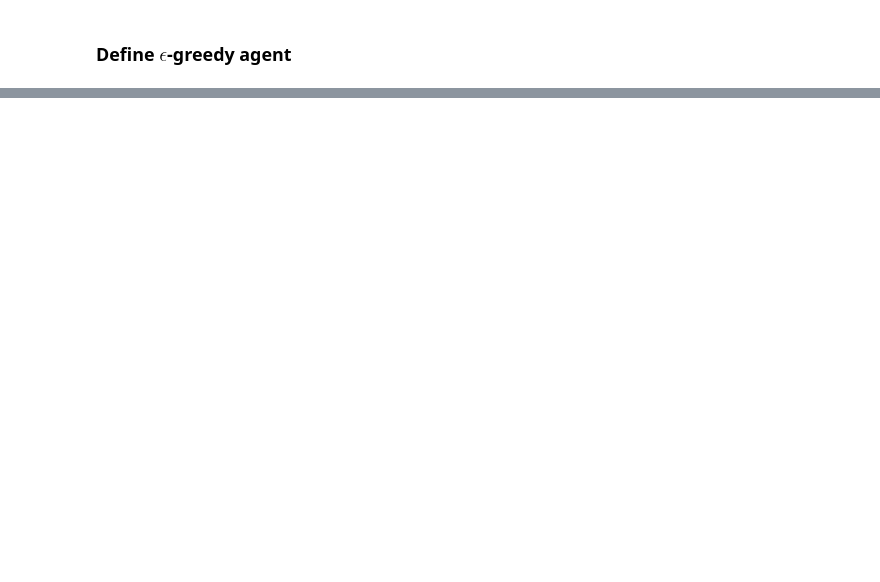
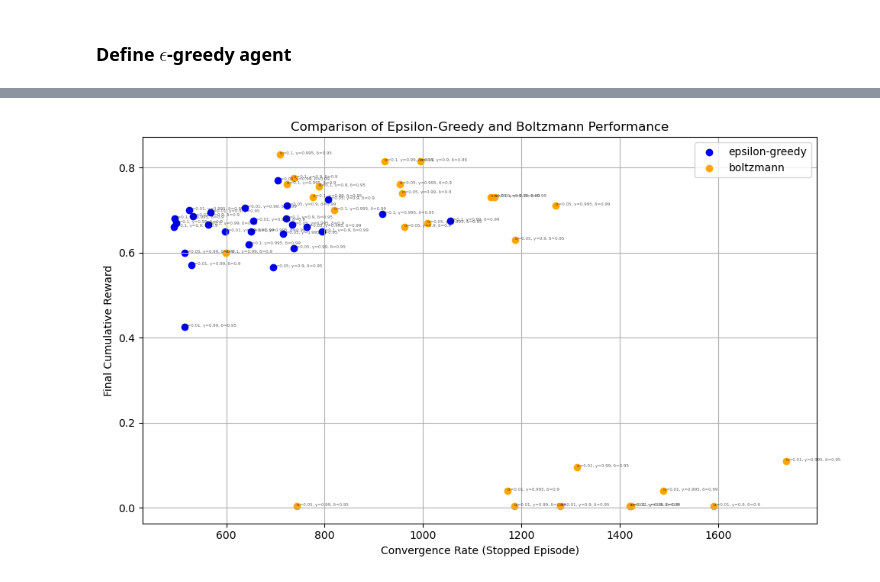
Before and after one commit to youngpark-POS/InteractiveML, a Jupyter notebook: Ass2-JiwooHongYeongjaeParkYoonhyeokLee.ipynb, the cells around one changed output, grey strips where cells are left out. Saved outputs shown, nothing was run; the diff lists cells and outputs as text; code cells hidden in the pictures; blank space fills up the shorter version.

```diff
--- a/Ass2-JiwooHongYeongjaeParkYoonhyeokLee.ipynb
+++ b/Ass2-JiwooHongYeongjaeParkYoonhyeokLee.ipynb
@@ -19,9 +26,11 @@ import random
 # %% [markdown]
 Hyperparameters
 # %%
-MAP_SIZE = 4
-MAX_EPISODES = 1
-MAX_STEPS = 100
+MAP_SIZE = 8
+MAX_EPISODES = 3000  # For sufficiently large number for episode
+MAX_STEPS = 100  # For sufficiently large number for step
+WINDOW_SIZE = 200  # For sufficiently large number for determining cumulative reward is stable
+STOPPING_THRESHOLD = 0.1  # threshold for stopping the training when cumulative reward is stable
 VERBOSE = True
 # %% [markdown]
 ## Define Environment
@@ -95,20 +119,20 @@ class CustomizedFrozenLakeEnv(FrozenLakeEnv):
         self.lastaction = None
         return int(self.s), {}
 # %%
+from gym.envs.toy_text.frozen_lake import MAPS
 
-
-map = None
+np.random.seed(42)
+# MAP_SIZExMAP_SIZE prob matrix
+SLIP_PROB = np.random.uniform(0.0, 0.2, (MAP_SIZE, MAP_SIZE))
 
 # Define environment
 env = CustomizedFrozenLakeEnv(
-    desc=generate_random_map(size=MAP_SIZE),
+    desc=MAPS["8x8"], # CHANGE HERE TO SET CUSTOM MAP
     map_width=MAP_SIZE,
     map_height=MAP_SIZE,
-    slip_prob=np.array([0.1] * (MAP_SIZE * MAP_SIZE)),  # Example slip probabilities
+    slip_prob=SLIP_PROB,  # Example slip probabilities
     render_mode='human' if VERBOSE else None
 )
-
-
 
 
 ACTION_SPACE = gym.make("FrozenLake-v1").action_space
@@ -160,0 +584,32 @@ FFFG
+# %%
+# Define consistent colors and labels
+colors = ['blue', 'orange']
+labels = ['epsilon-greedy', 'boltzmann']
+
+# Start plot
+plt.figure(figsize=(10, 6))
+
+# Plot each result set with a consistent color and label
+for result_set, color, method_label in zip(
+        [global_results["epsilon_greedy"], global_results["bolzmann"]],
+        colors, labels):
+
+    x = [r['stopped_episode'] for r in result_set]
+    y = [r['final_cumulative_reward'] for r in result_set]
+    plt.scatter(x, y, color=color, label=method_label)
+
+    for r in result_set:
+        label_text = f"α={r['alpha']}, γ={r['gamma']}, δ={r['decay_rate']}"
+        plt.annotate(label_text, (r['stopped_episode'], r['final_cumulative_reward']),
+                     fontsize=4, alpha=0.6)
+
+# Axis labeling
+plt.xlabel("Convergence Rate (Stopped Episode)")
+plt.ylabel("Final Cumulative Reward")
+plt.title("Comparison of Epsilon-Greedy and Boltzmann Performance")
+plt.grid(True)
+plt.legend()
+plt.tight_layout()
+plt.show()
+# %% [output]
+[figure, added]
```
Also changed, not shown: parts of 16 cells of this notebook.
